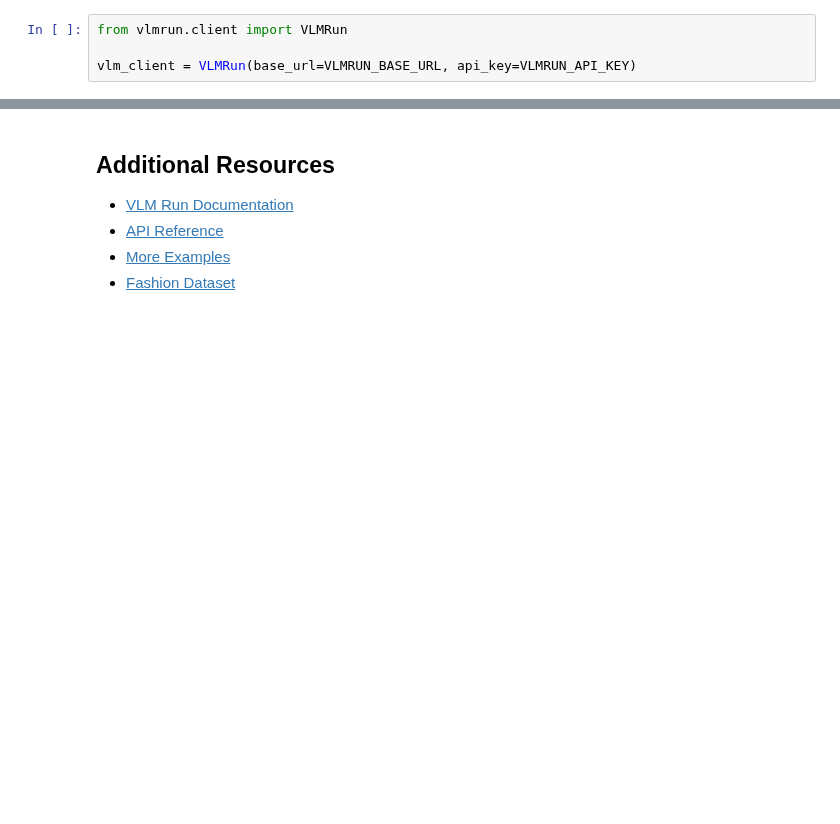
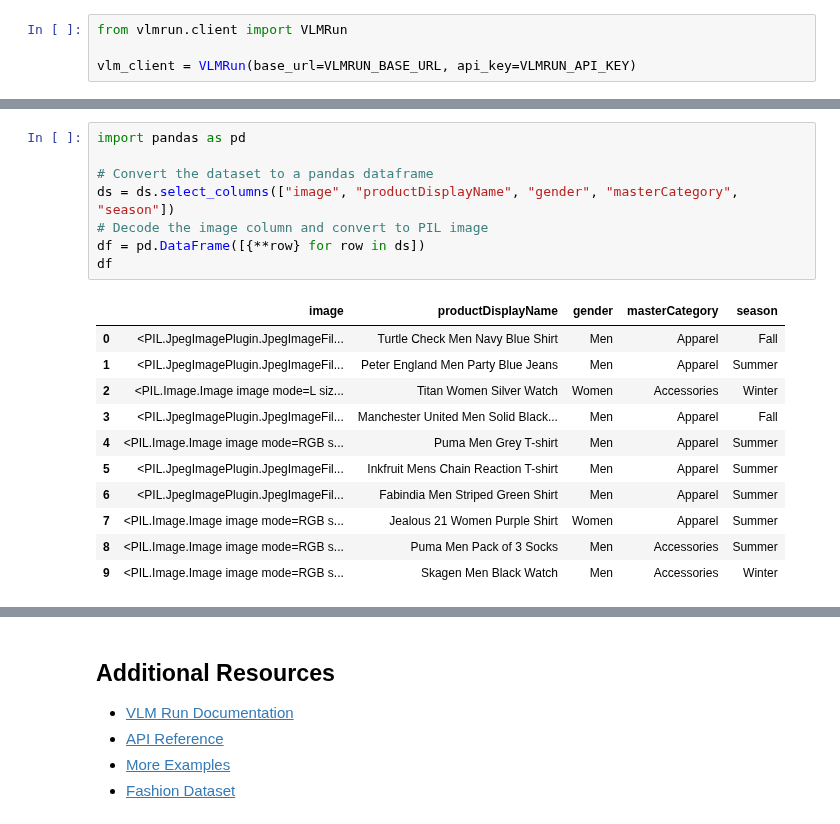
Before and after one commit to vlm-run/vlmrun-cookbook, a Jupyter notebook: notebooks/05_case_study_image_catalogue.ipynb, the cells around one changed output, grey strips where cells are left out. Saved outputs shown, nothing was run; the diff lists cells and outputs as text; blank space fills up the shorter version.

```diff
--- a/notebooks/05_case_study_image_catalogue.ipynb
+++ b/notebooks/05_case_study_image_catalogue.ipynb
@@ -171,0 +79,20 @@ def display_fashion_results(dataset, start_idx=0, num_images=20):
+# %%
+import pandas as pd
+
+# Convert the dataset to a pandas dataframe
+ds = ds.select_columns(["image", "productDisplayName", "gender", "masterCategory", "season"])
+# Decode the image column and convert to PIL image
+df = pd.DataFrame([{**row} for row in ds])
+df
+# %% [output]
+|  | image | productDisplayName | gender | masterCategory | season |
+| 0 | <PIL.JpegImagePlugin.JpegImageFil... | Turtle Check Men Navy Blue Shirt | Men | Apparel | Fall |
+| 1 | <PIL.JpegImagePlugin.JpegImageFil... | Peter England Men Party Blue Jeans | Men | Apparel | Summer |
+| 2 | <PIL.Image.Image image mode=L siz... | Titan Women Silver Watch | Women | Accessories | Winter |
+| 3 | <PIL.JpegImagePlugin.JpegImageFil... | Manchester United Men Solid Black... | Men | Apparel | Fall |
+| 4 | <PIL.Image.Image image mode=RGB s... | Puma Men Grey T-shirt | Men | Apparel | Summer |
+| 5 | <PIL.JpegImagePlugin.JpegImageFil... | Inkfruit Mens Chain Reaction T-shirt | Men | Apparel | Summer |
+| 6 | <PIL.JpegImagePlugin.JpegImageFil... | Fabindia Men Striped Green Shirt | Men | Apparel | Summer |
+| 7 | <PIL.Image.Image image mode=RGB s... | Jealous 21 Women Purple Shirt | Women | Apparel | Summer |
+| 8 | <PIL.Image.Image image mode=RGB s... | Puma Men Pack of 3 Socks | Men | Accessories | Summer |
+| 9 | <PIL.Image.Image image mode=RGB s... | Skagen Men Black Watch | Men | Accessories | Winter |
```
Also changed, not shown: parts of 12 cells of this notebook.
